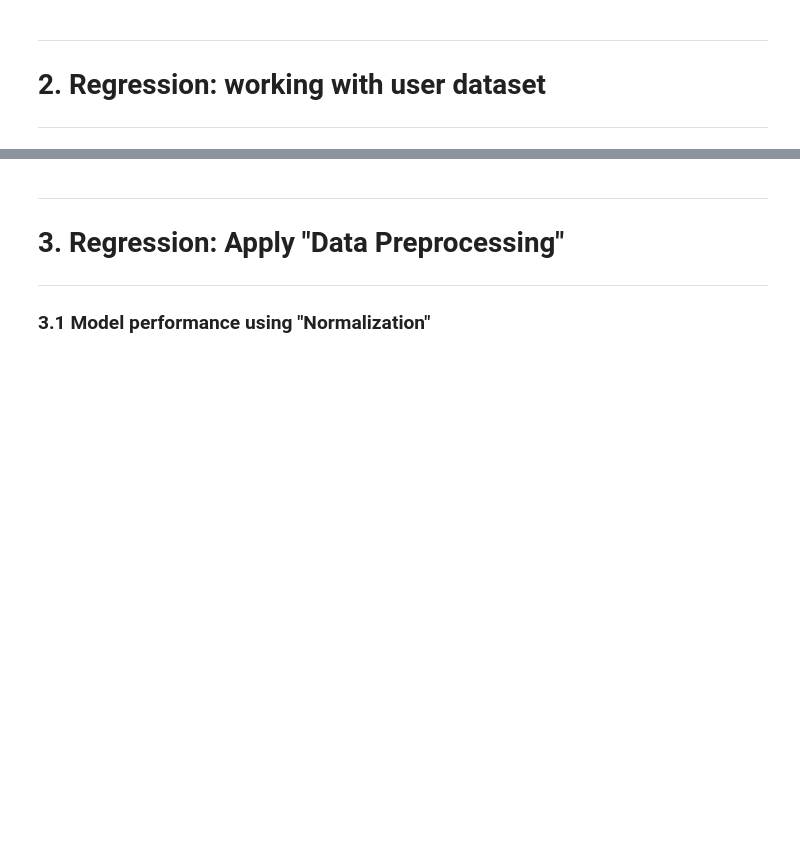
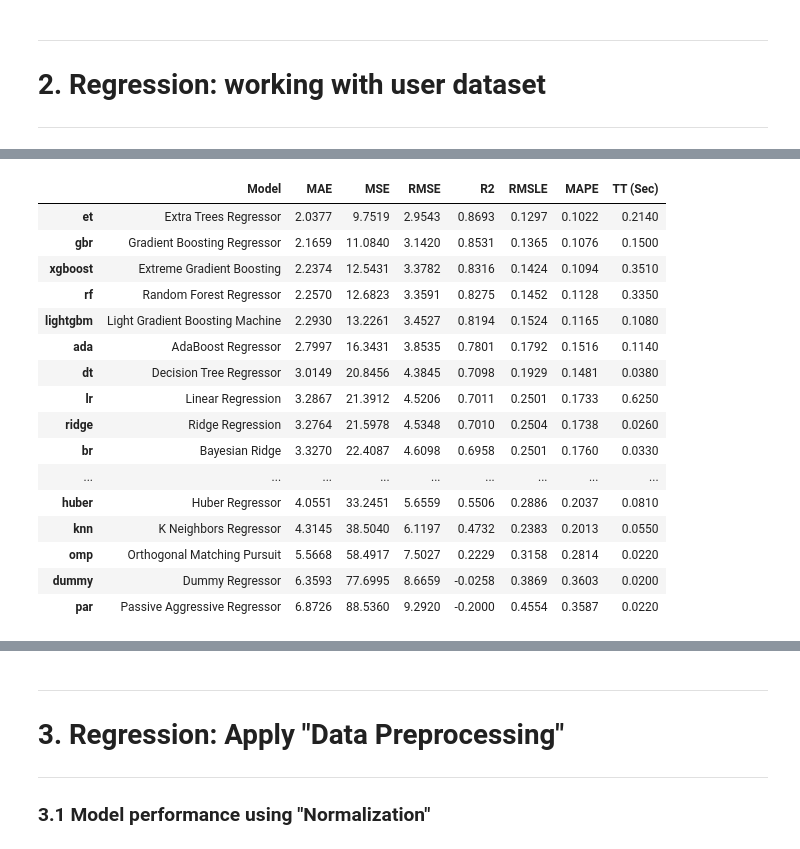
Before and after one commit to vKrish14/Machine-Learning-using-PyCaret, a Jupyter notebook: 01_Regression.ipynb, the cells around one changed output, grey strips where cells are left out. Saved outputs shown, nothing was run; the diff lists cells and outputs as text; code cells hidden in the pictures; blank space fills up the shorter version.

```diff
--- a/01_Regression.ipynb
+++ b/01_Regression.ipynb
@@ -302,6 +306,7 @@ import pandas as pd
 
 # First upload the user file (myDataSet.csv) in the colab
 
-#myDataSet = pd.read_csv("myDataSet.csv")                       # Uncomment and execute
-#s = setup(data = myDataSet, target = 'RMSD', verbose=False)      # Uncomment and execute
-#cm = compare_models()                                          # Uncomment and execute
+myDataSet = pd.read_csv("myDataSet.csv")                       # Uncomment and execute
+s = setup(data = myDataSet, target = 'medv', verbose=False)      # Uncomment and execute
+cm = compare_models()                                          # Uncomment and execute
+# %% [output]
@@ -307,0 +314,17 @@ import pandas as pd
+|  | Model | MAE | MSE | RMSE | R2 | RMSLE | MAPE | TT (Sec) |
+| et | Extra Trees Regressor | 2.0377 | 9.7519 | 2.9543 | 0.8693 | 0.1297 | 0.1022 | 0.2140 |
+| gbr | Gradient Boosting Regressor | 2.1659 | 11.0840 | 3.1420 | 0.8531 | 0.1365 | 0.1076 | 0.1500 |
+| xgboost | Extreme Gradient Boosting | 2.2374 | 12.5431 | 3.3782 | 0.8316 | 0.1424 | 0.1094 | 0.3510 |
+| rf | Random Forest Regressor | 2.2570 | 12.6823 | 3.3591 | 0.8275 | 0.1452 | 0.1128 | 0.3350 |
+| lightgbm | Light Gradient Boosting Machine | 2.2930 | 13.2261 | 3.4527 | 0.8194 | 0.1524 | 0.1165 | 0.1080 |
+| ada | AdaBoost Regressor | 2.7997 | 16.3431 | 3.8535 | 0.7801 | 0.1792 | 0.1516 | 0.1140 |
+| dt | Decision Tree Regressor | 3.0149 | 20.8456 | 4.3845 | 0.7098 | 0.1929 | 0.1481 | 0.0380 |
+| lr | Linear Regression | 3.2867 | 21.3912 | 4.5206 | 0.7011 | 0.2501 | 0.1733 | 0.6250 |
+| ridge | Ridge Regression | 3.2764 | 21.5978 | 4.5348 | 0.7010 | 0.2504 | 0.1738 | 0.0260 |
+| br | Bayesian Ridge | 3.3270 | 22.4087 | 4.6098 | 0.6958 | 0.2501 | 0.1760 | 0.0330 |
+| ... | ... | ... | ... | ... | ... | ... | ... | ... |
+| huber | Huber Regressor | 4.0551 | 33.2451 | 5.6559 | 0.5506 | 0.2886 | 0.2037 | 0.0810 |
+| knn | K Neighbors Regressor | 4.3145 | 38.5040 | 6.1197 | 0.4732 | 0.2383 | 0.2013 | 0.0550 |
+| omp | Orthogonal Matching Pursuit | 5.5668 | 58.4917 | 7.5027 | 0.2229 | 0.3158 | 0.2814 | 0.0220 |
+| dummy | Dummy Regressor | 6.3593 | 77.6995 | 8.6659 | -0.0258 | 0.3869 | 0.3603 | 0.0200 |
+| par | Passive Aggressive Regressor | 6.8726 | 88.5360 | 9.2920 | -0.2000 | 0.4554 | 0.3587 | 0.0220 |
```
Also changed, not shown: parts of 29 cells of this notebook.
